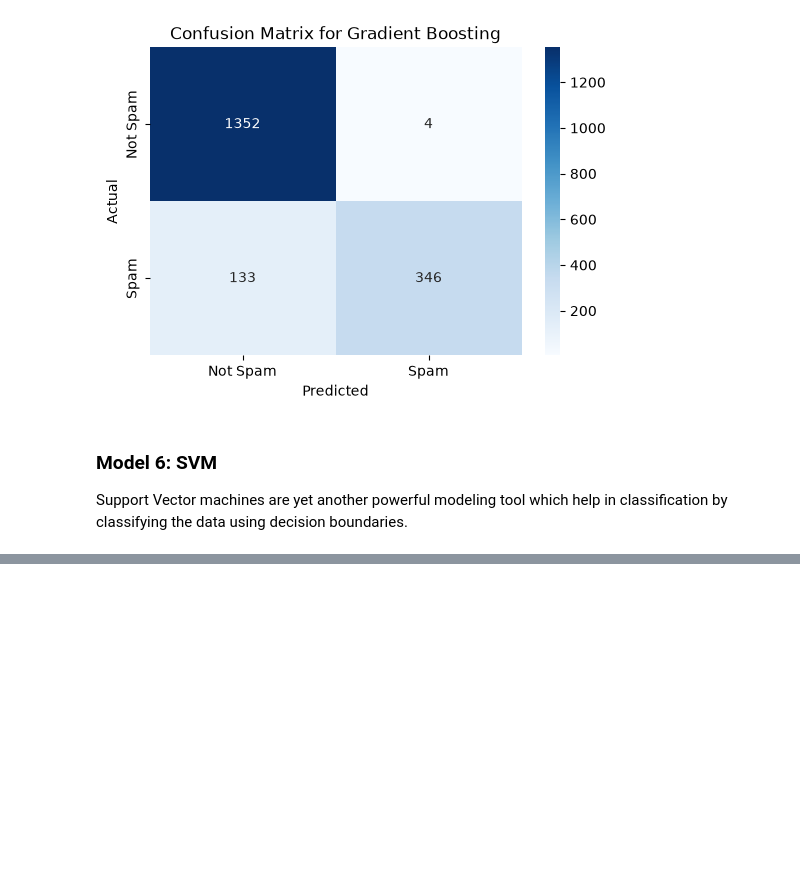
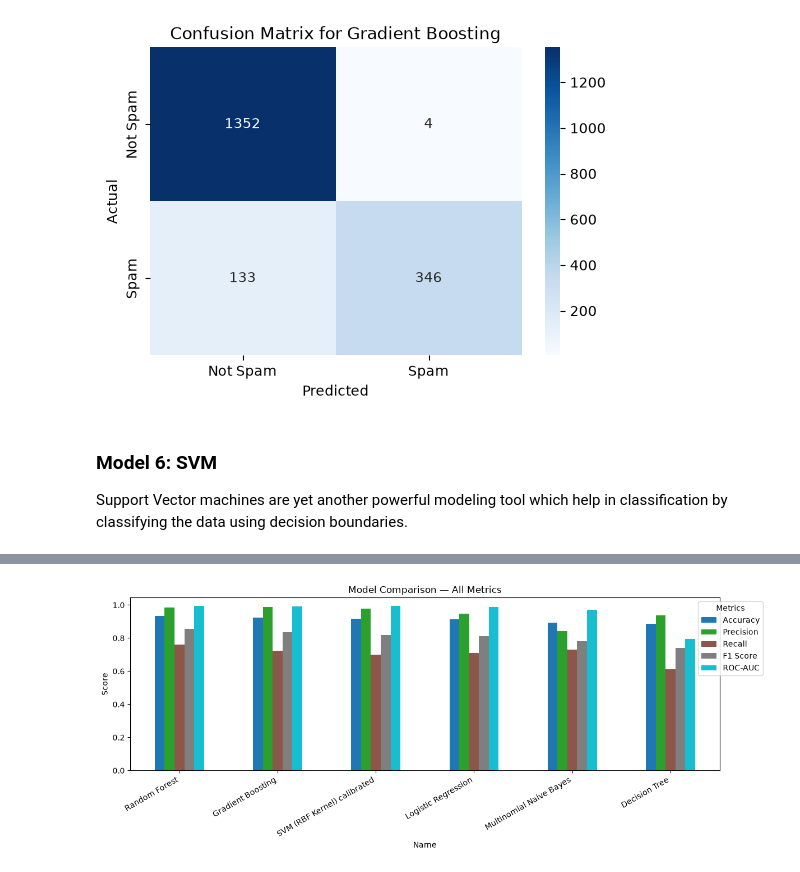
Before and after one commit to shamshertamang/EmailSpamClassifier-Apache, a Jupyter notebook: 03_model_pipeline.ipynb, the cells around one changed output, grey strips where cells are left out. Saved outputs shown, nothing was run; the diff lists cells and outputs as text; code cells hidden in the pictures; blank space fills up the shorter version.

Commit message:
model comparison and plot

```diff
--- a/03_model_pipeline.ipynb
+++ b/03_model_pipeline.ipynb
@@ -217,0 +226,12 @@ roc_auc   : 0.9943
+# %%
+collective_metrics = {
+    'Logistic Regression': metrics_lr,
+    'Decision Tree': metrics_dt,
+    'Random Forest': metrics_rf,
+    'Multinomial Naive Bayes': metrics_nb,
+    'Gradient Boosting': metrics_gb,
+    'SVM (RBF Kernel) calibrated': metrics_svm
+}
+
+results_df = pd.DataFrame(collective_metrics).T.sort_values(by='F1 Score', ascending=False).reset_index(drop=True)
+results_df
@@ -217,0 +246,12 @@ roc_auc   : 0.9943
+# %%
+fig, ax = plt.subplots(figsize=(12, 5))
+df_plot = results_df.set_index("Name")[["Accuracy", "Precision", "Recall", "F1 Score", "ROC-AUC"]]
+df_plot.plot(kind="bar", ax=ax, colormap="tab10")
+ax.set_title("Model Comparison — All Metrics")
+ax.set_ylabel("Score")
+plt.xticks(rotation=30, ha="right")
+plt.legend(title="Metrics", bbox_to_anchor=(1.08, 1), loc='upper right')
+plt.tight_layout()
+plt.show()
+# %% [output]
+[figure, added]
```
Also changed, not shown: parts of 10 cells of this notebook, 1 other file.
